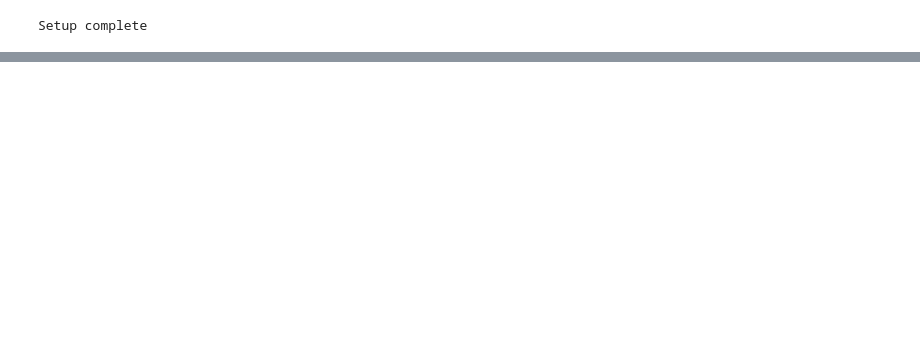
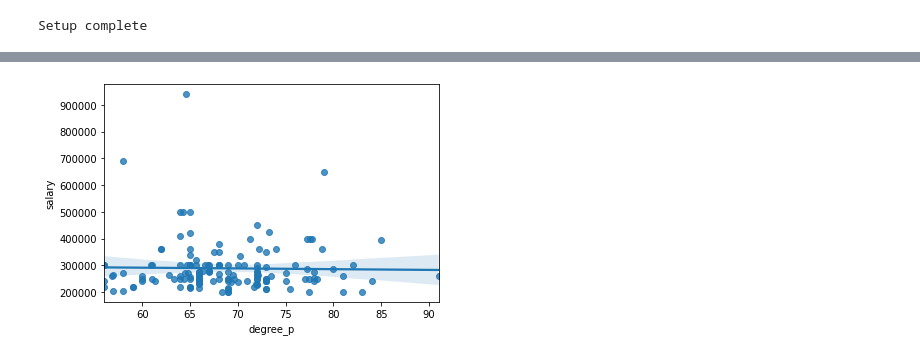
Before and after one commit to devchoplife/Campus-placement, a Jupyter notebook: campus_placement_MLR.ipynb, the cells around one changed output, grey strips where cells are left out. Saved outputs shown, nothing was run; the diff lists cells and outputs as text; code cells hidden in the pictures; blank space fills up the shorter version.

```diff
--- a/campus_placement_MLR.ipynb
+++ b/campus_placement_MLR.ipynb
@@ -12,0 +38,5 @@ Setup complete
+# %%
+sns.regplot('degree_p', 'salary', data = placement)
+plt.show()
+# %% [output]
+[figure, added]
```
Also changed, not shown: parts of 11 cells of this notebook.
